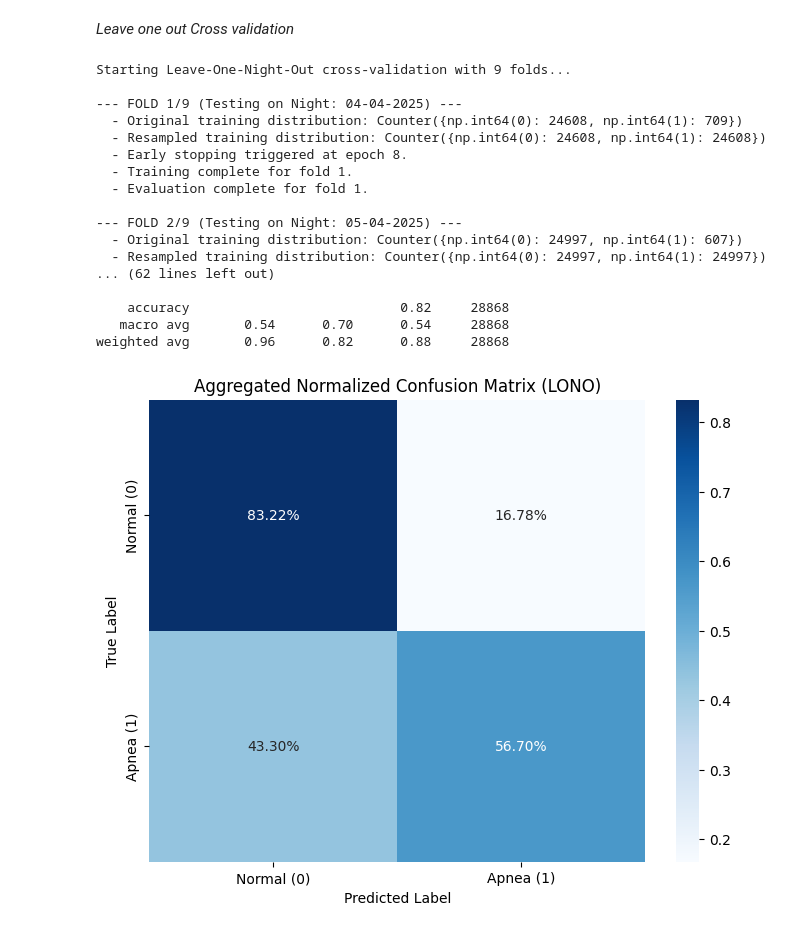
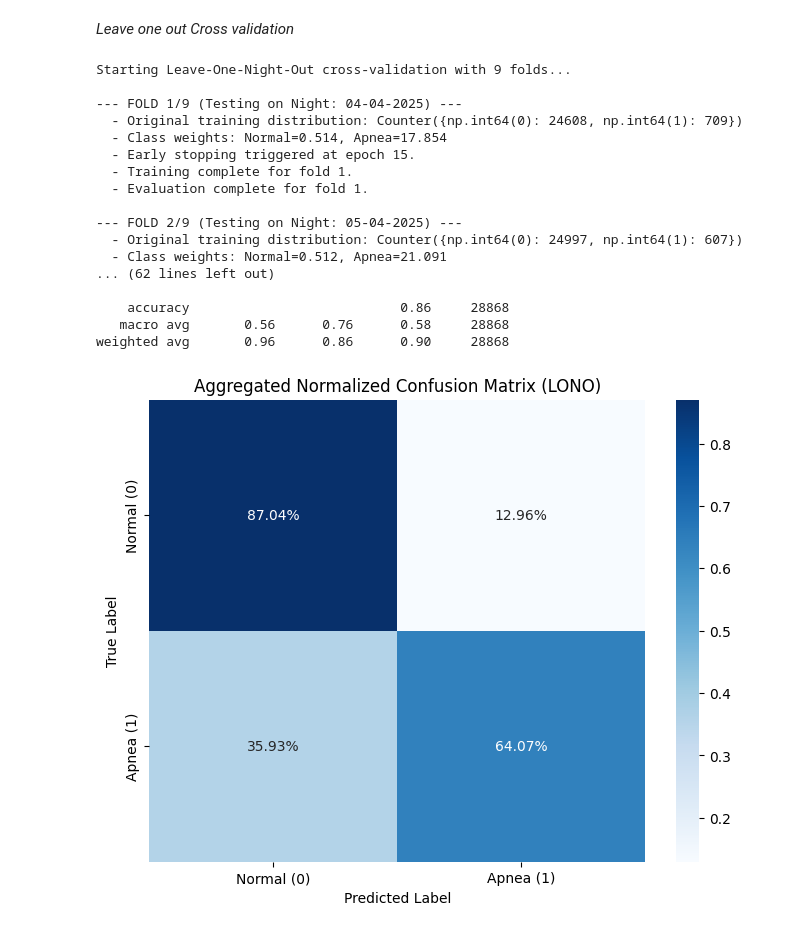
Before and after one commit to harshkheskani/DysfunctionalBreathingCharacterisation, a Jupyter notebook: src/Classification/cnn.ipynb, the cells around one changed output. Saved outputs shown, nothing was run; the diff lists cells and outputs as text; code cells hidden in the pictures.

Commit message:
cnn with model weights might be the move

```diff
--- a/src/Classification/cnn.ipynb
+++ b/src/Classification/cnn.ipynb
@@ -393,8 +411,8 @@ class OSA_CNN(nn.Module):
         output = self.classifier(x)
         return output
 
-# Instantiate the model and move it to the MPS device
 n_outputs = 2 # (Normal, Apnea)
+n_features = X_train.shape[2]
 model = OSA_CNN(n_features=n_features, n_outputs=n_outputs).to(device)
 
 print("PyTorch model created and moved to MPS device.")
@@ -717,17 +679,29 @@ for fold, (train_idx, test_idx) in enumerate(logo.split(X, y, groups)):
 
     # Balance the TRAINING data for this fold using 1:1 SMOTE
     print(f"  - Original training distribution: {Counter(y_train)}")
-    nsamples, n_timesteps, n_features = X_train.shape
-    X_train_reshaped = X_train.reshape((nsamples, n_timesteps * n_features))
+    # nsamples, n_timesteps, n_features = X_train.shape
+    # X_train_reshaped = X_train.reshape((nsamples, n_timesteps * n_features))
 
-    smote = SMOTE(random_state=RANDOM_STATE)
-    X_train_resampled, y_train_resampled = smote.fit_resample(X_train_reshaped, y_train)
-    X_train_resampled = X_train_resampled.reshape(-1, n_timesteps, n_features)
-    print(f"  - Resampled training distribution: {Counter(y_train_resampled)}")
+    # smote = SMOTE(random_state=RANDOM_STATE, sampling_strategy=0.9)
+    # X_train_resampled, y_train_resampled = smote.fit_resample(X_train_reshaped, y_train)
+    # X_train_resampled = X_train_resampled.reshape(-1, n_timesteps, n_features)
+    # print(f"  - Resampled training distribution: {Counter(y_train_resampled)}")
+
+    class_weights = compute_class_weight(
+    class_weight='balanced',
+    classes=np.unique(y_train),
+    y=y_train
+)
+    class_weights = torch.tensor(class_weights, dtype=torch.float).to(device)
+    print(f"  - Class weights: Normal={class_weights[0]:.3f}, Apnea={class_weights[1]:.3f}")
+
+    # Use original data without SMOTE
+    X_train_tensor = torch.from_numpy(X_train).float()
+    y_train_tensor = torch.from_numpy(y_train).long()
 
     # Create PyTorch DataLoaders for this fold
-    X_train_tensor = torch.from_numpy(X_train_resampled).float()
-    y_train_tensor = torch.from_numpy(y_train_resampled).long()
+    # X_train_tensor = torch.from_numpy(X_train_resampled).float()
+    # y_train_tensor = torch.from_numpy(y_train_resampled).long()
     X_test_tensor = torch.from_numpy(X_test).float()
     y_test_tensor = torch.from_numpy(y_test).long()
 
@@ -738,12 +712,14 @@ for fold, (train_idx, test_idx) in enumerate(logo.split(X, y, groups)):
     val_loader = DataLoader(test_dataset, batch_size=BATCH_SIZE, shuffle=False)
 
     # Initialize a NEW model for this fold
+    n_features = X_train.shape[2]
     model = OSA_CNN(n_features=n_features, n_outputs=2).to(device)
 
     # --- ADDED: Optimizer with scheduler and Early Stopping for this fold ---
-    optimizer = torch.optim.Adam(model.parameters(), lr=1e-4, weight_decay=1e-5)
+    optimizer = torch.optim.Adam(model.parameters(), lr=1e-4, weight_decay=1e-4)
     scheduler = ReduceLROnPlateau(optimizer, mode='min', factor=0.1, patience=3)
-    criterion = nn.CrossEntropyLoss()
+    criterion = nn.CrossEntropyLoss(weight=class_weights)
+
     early_stopping = EarlyStopping(patience=7, verbose=False, path=f'lono_checkpoint_fold_{fold}.pt')
 
     # Training loop for the current fold
@@ -803,37 +779,37 @@ print("====================================================")
 
 class_names = ['Normal (0)', 'Apnea (1)']
 print(classification_report(all_fold_true_labels, all_fold_predictions, target_names=class_names, zero_division=0))
 
 cm = confusion_matrix(all_fold_true_labels, all_fold_predictions)
 row_sums = cm.sum(axis=1)[:, np.newaxis]
 with np.errstate(divide='ignore', invalid='ignore'):
     cm_norm = np.where(row_sums > 0, cm.astype('float') / row_sums, 0)
 
 plt.figure(figsize=(8, 6))
 sns.heatmap(
     cm_norm, annot=True, fmt='.2%', cmap='Blues',
     xticklabels=class_names, yticklabels=class_names
 )
 plt.title('Aggregated Normalized Confusion Matrix (LONO)')
 plt.ylabel('True Label')
 plt.xlabel('Predicted Label')
 plt.show()
 # %% [output]
 Starting Leave-One-Night-Out cross-validation with 9 folds...
 
 --- FOLD 1/9 (Testing on Night: 04-04-2025) ---
   - Original training distribution: Counter({np.int64(0): 24608, np.int64(1): 709})
-  - Resampled training distribution: Counter({np.int64(0): 24608, np.int64(1): 24608})
-  - Early stopping triggered at epoch 8.
+  - Class weights: Normal=0.514, Apnea=17.854
+  - Early stopping triggered at epoch 15.
   - Training complete for fold 1.
   - Evaluation complete for fold 1.
 
 --- FOLD 2/9 (Testing on Night: 05-04-2025) ---
   - Original training distribution: Counter({np.int64(0): 24997, np.int64(1): 607})
-  - Resampled training distribution: Counter({np.int64(0): 24997, np.int64(1): 24997})
+  - Class weights: Normal=0.512, Apnea=21.091
 ... (62 lines left out)
 
-    accuracy                           0.82     28868
-   macro avg       0.54      0.70      0.54     28868
-weighted avg       0.96      0.82      0.88     28868
+    accuracy                           0.86     28868
+   macro avg       0.56      0.76      0.58     28868
+weighted avg       0.96      0.86      0.90     28868
-[figure, old version]
+[figure, new version]
```
Also changed, not shown: parts of 5 cells of this notebook.
